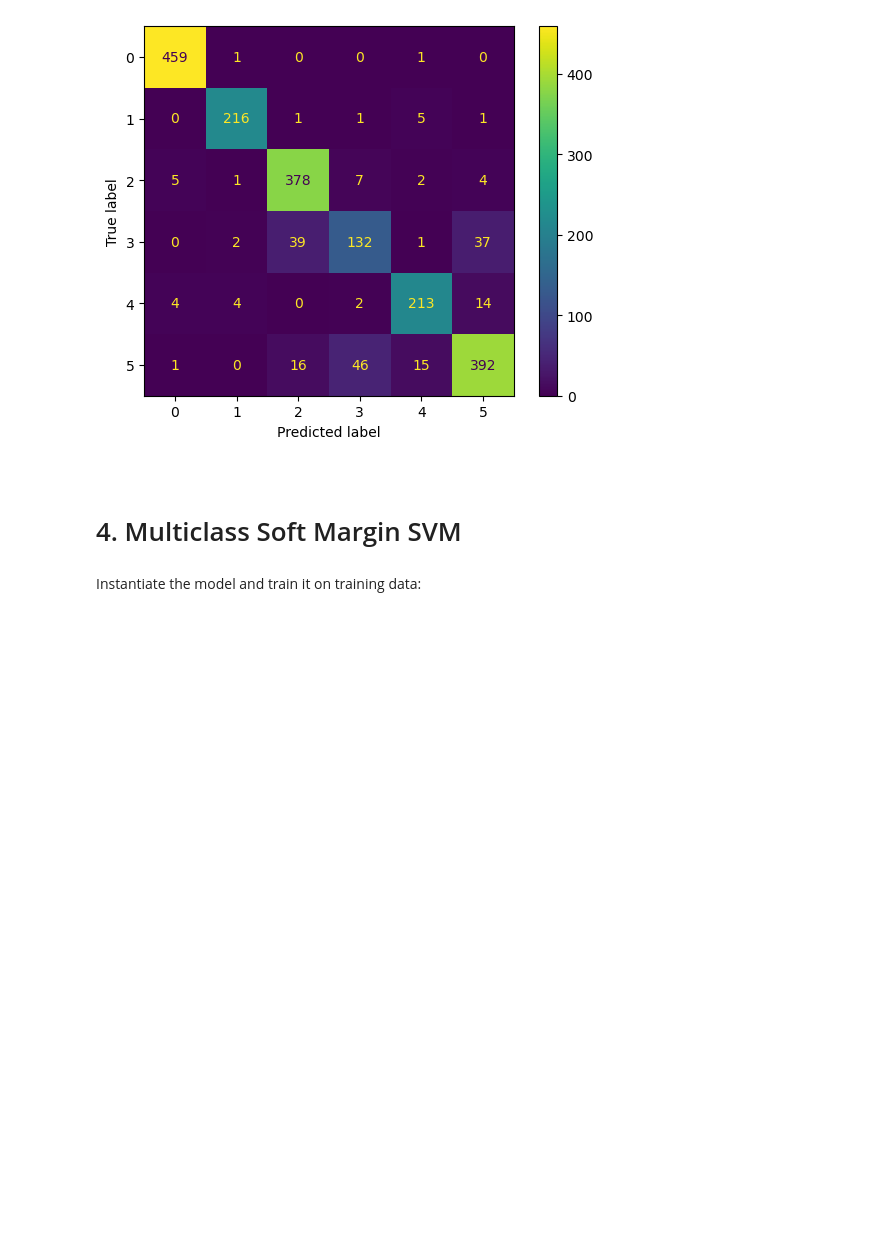
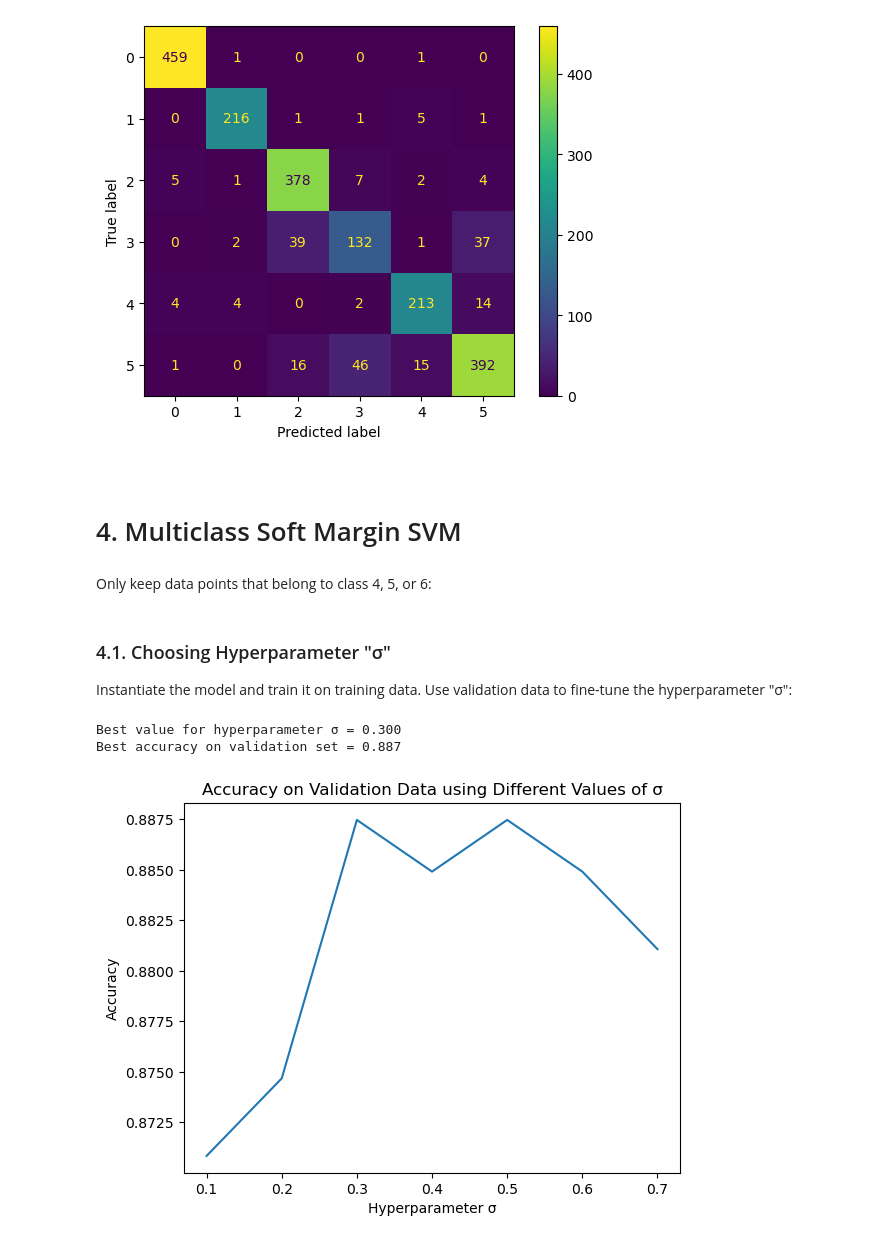
Before and after one commit to alibababeig/soft-svm, a Jupyter notebook: svm.ipynb, the cells around one changed output. Drawn from its saved outputs; the diff is of its cells as text; code cells hidden in the pictures; blank space fills up the shorter version.

```diff
--- a/svm.ipynb
+++ b/svm.ipynb
@@ -312,3 +312,5 @@ Balanced accuracy on test data = 0.878
 <br>
 
 # 4. Multiclass Soft Margin SVM
+# %% [markdown]
+Only keep data points that belong to class 4, 5, or 6:
@@ -348,4 +361,5 @@ class SoftSVM_RBF_3Class:
         return np.apply_along_axis(
             lambda x: np.bincount(x).argmax(), axis=-1, arr=stacked)
 # %% [markdown]
-Instantiate the model and train it on training data:
+### 4.1. Choosing Hyperparameter "σ"
+Instantiate the model and train it on training data. Use validation data to fine-tune the hyperparameter "σ":
@@ -363 +366,21 @@ model.fit(X_train, y_train)
+# %%
+models = {}
+for sigma in np.arange(0.1, 0.8, 0.1):
+    model = SoftSVM_RBF_3Class(C=1, sigma=sigma)
+    model.fit(X_train, y_train)
+
+    y_pred = model.predict(X_val)
+    acc = sklearn.metrics.accuracy_score(y_val, y_pred)
+    models[sigma] = (model, acc)
+
+best_sigma, (best_model, best_acc) = max(models.items(), key=lambda v: v[1][1])
+print(f'Best value for hyperparameter σ = {best_sigma:.3f}')
+print(f'Best accuracy on validation set = {best_acc:.3f}')
+
+compare_models(models, xlabel='Hyperparameter σ', ylabel='Accuracy',
+               title='Accuracy on Validation Data using Different Values of σ')
+# %% [output]
+Best value for hyperparameter σ = 0.300
+Best accuracy on validation set = 0.887
+[figure, added]
 # %% [markdown]
```
Also changed, not shown: parts of 4 cells of this notebook.
